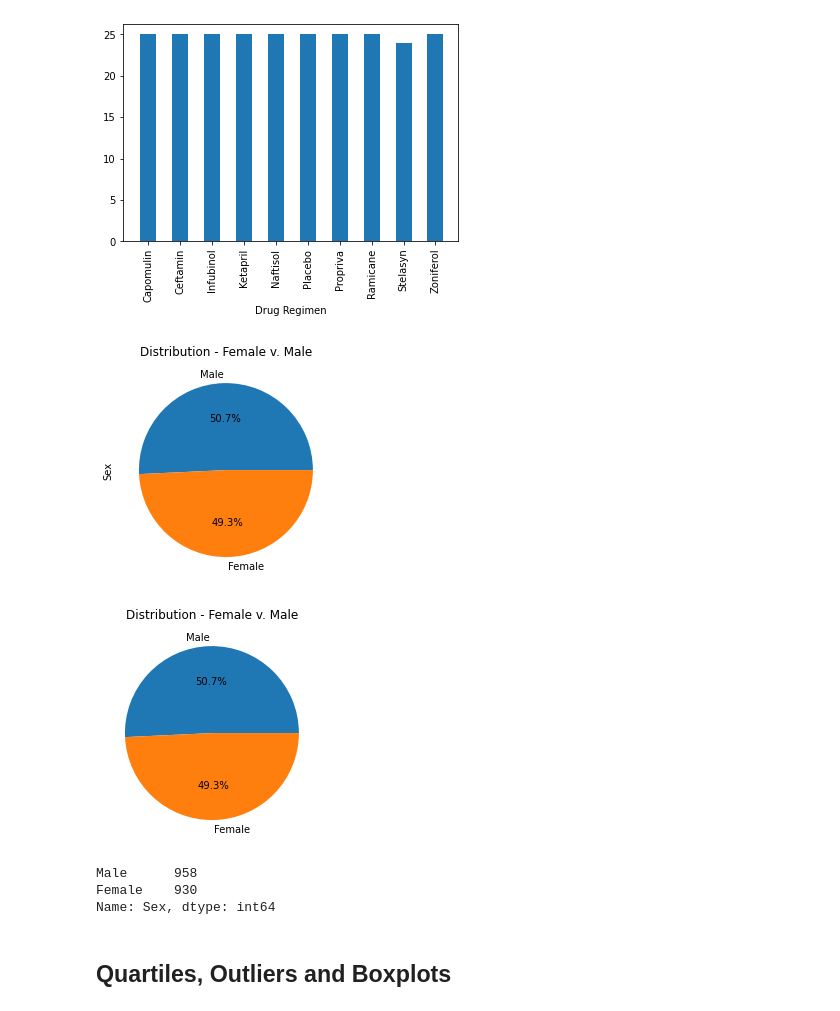
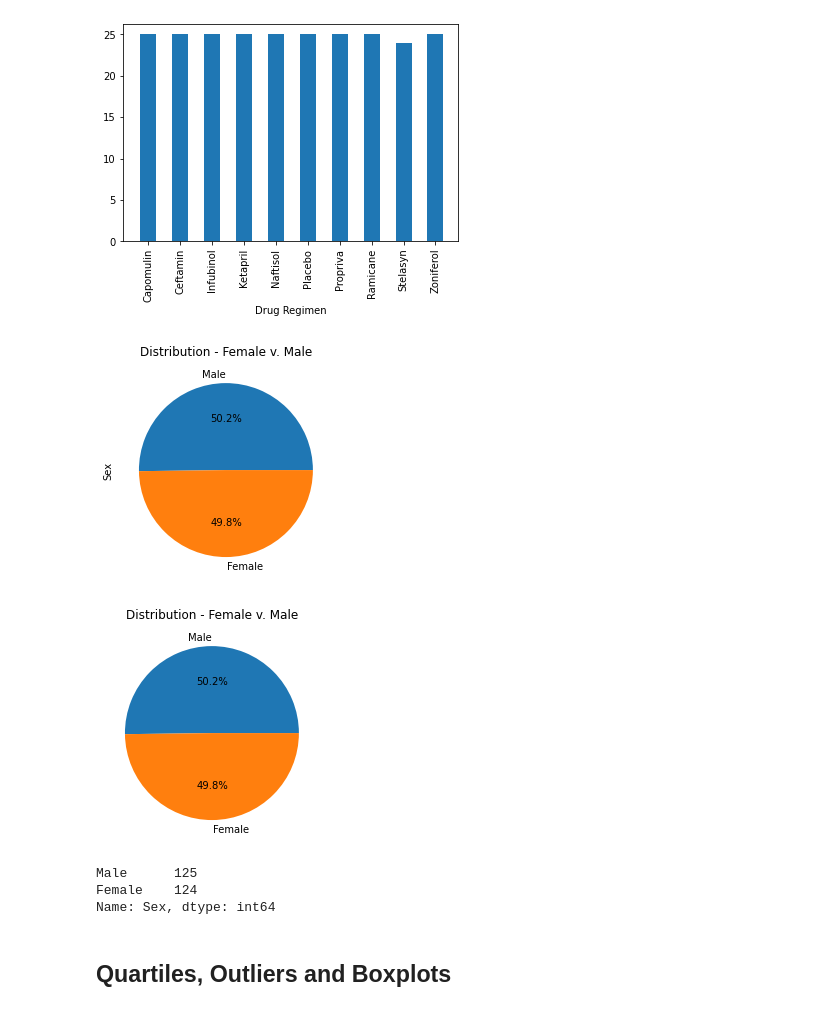
Before and after one commit to inkosi-codes/pyplot-challenge, a Jupyter notebook: pymaceutical_main.ipynb, the cells around one changed output. Saved outputs shown, nothing was run; the diff lists cells and outputs as text; code cells hidden in the pictures.

```diff
--- a/pymaceutical_main.ipynb
+++ b/pymaceutical_main.ipynb
@@ -152,12 +152,15 @@ plt.show()
 [figure]
 # %%
 # Generate a pie plot showing the distribution of female versus male mice using pandas
-pie_data = clean_combine_resultset['Sex'].value_counts()
-pie_data.plot(kind='pie',autopct="%1.1f%%",startangle=360)
+pie_data = [clean_combine_resultset['Mouse ID'], clean_combine_resultset['Sex']]
+pie_data = pd.concat(pie_data, axis=1)
+pie_data = pie_data.drop_duplicates()
+pie_data = pie_data['Sex'].value_counts()
+pie_data.plot(kind='pie',autopct="%1.1f%%",startangle=360,subplots=True)
 plt.title('Distribution - Female v. Male')
 plt.show()
 # %% [output]
-[figure, old version]
+[figure, new version]
 # %%
 # Generate a pie plot showing the distribution of female versus male mice using pyplot
 plt.pie(pie_data,autopct="%1.1f%%",labels=pie_data.index.values)
@@ -165,9 +168,9 @@ plt.title('Distribution - Female v. Male')
 plt.show()
 pie_data
 # %% [output]
-[figure, old version]
+[figure, new version]
-Male      958
-Female    930
+Male      125
+Female    124
 Name: Sex, dtype: int64
 # %% [markdown]
 ## Quartiles, Outliers and Boxplots
```
